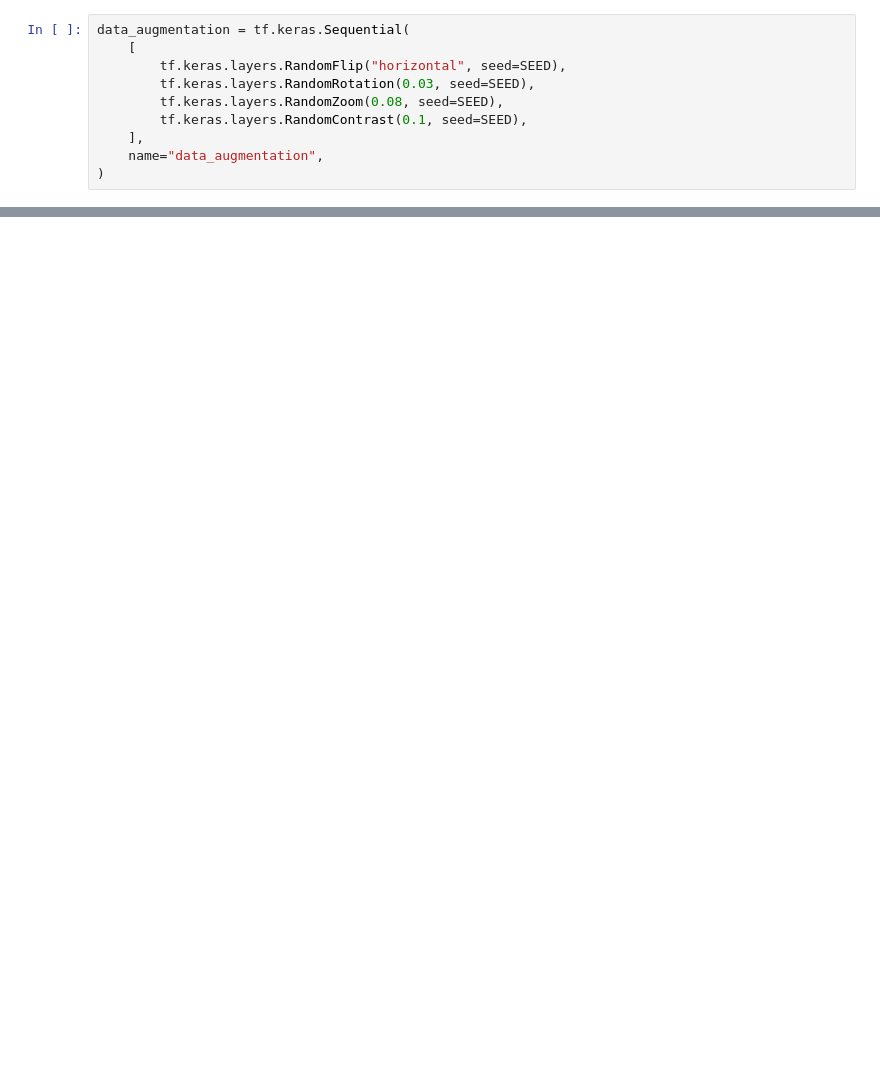
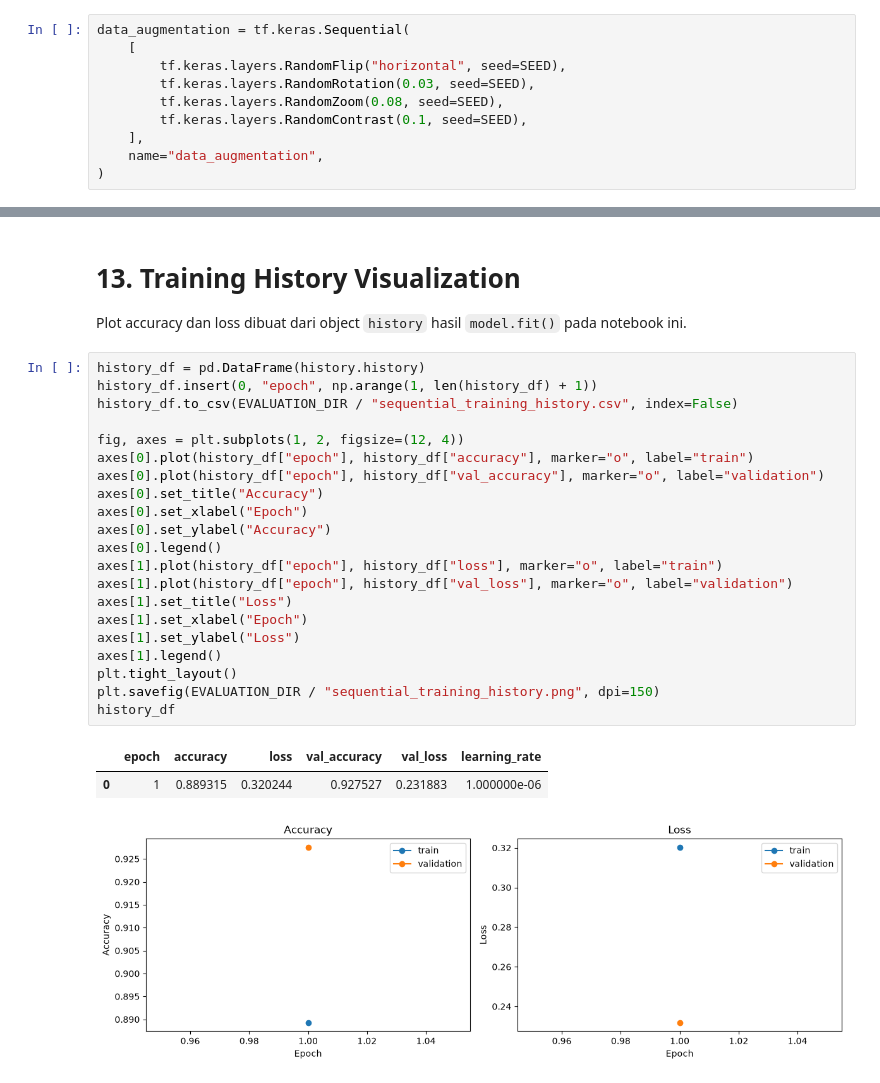
Before and after one commit to agungtrisutaji/submission-klasifikasi-gambar-eurosat, a Jupyter notebook: klasifikasi-gambar-it-assets.ipynb, the cells around one changed output, grey strips where cells are left out. Drawn from its saved outputs; the diff is of its cells as text; blank space fills up the shorter version.

```diff
--- a/klasifikasi-gambar-it-assets.ipynb
+++ b/klasifikasi-gambar-it-assets.ipynb
@@ -531,0 +639,29 @@ Model final adalah ensemble EfficientNetV2B1 + EfficientNetV2B2 + EfficientNetV2
+# %% [markdown]
+# 13. Training History Visualization
+
+Plot accuracy dan loss dibuat dari object `history` hasil `model.fit()` pada notebook ini.
+# %%
+history_df = pd.DataFrame(history.history)
+history_df.insert(0, "epoch", np.arange(1, len(history_df) + 1))
+history_df.to_csv(EVALUATION_DIR / "sequential_training_history.csv", index=False)
+
+fig, axes = plt.subplots(1, 2, figsize=(12, 4))
+axes[0].plot(history_df["epoch"], history_df["accuracy"], marker="o", label="train")
+axes[0].plot(history_df["epoch"], history_df["val_accuracy"], marker="o", label="validation")
+axes[0].set_title("Accuracy")
+axes[0].set_xlabel("Epoch")
+axes[0].set_ylabel("Accuracy")
+axes[0].legend()
+axes[1].plot(history_df["epoch"], history_df["loss"], marker="o", label="train")
+axes[1].plot(history_df["epoch"], history_df["val_loss"], marker="o", label="validation")
+axes[1].set_title("Loss")
+axes[1].set_xlabel("Epoch")
+axes[1].set_ylabel("Loss")
+axes[1].legend()
+plt.tight_layout()
+plt.savefig(EVALUATION_DIR / "sequential_training_history.png", dpi=150)
+history_df
+# %% [output]
+|  | epoch | accuracy | loss | val_accuracy | val_loss | learning_rate |
+| 0 | 1 | 0.889315 | 0.320244 | 0.927527 | 0.231883 | 1.000000e-06 |
+[figure, added]
```
Also changed, not shown: parts of 67 cells of this notebook.
